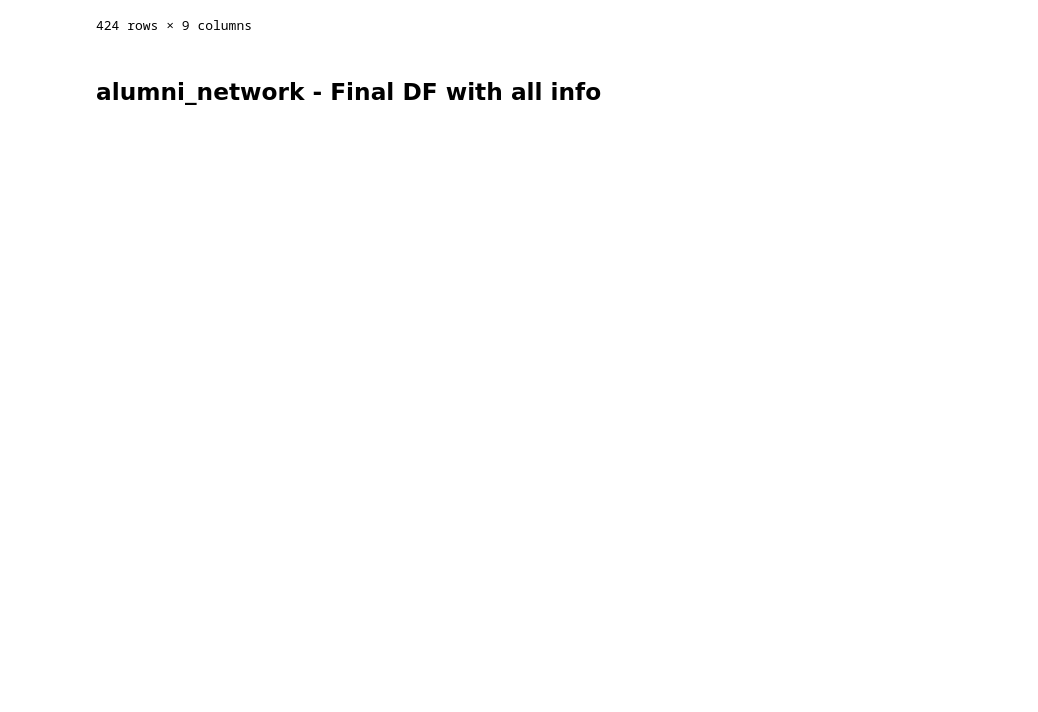
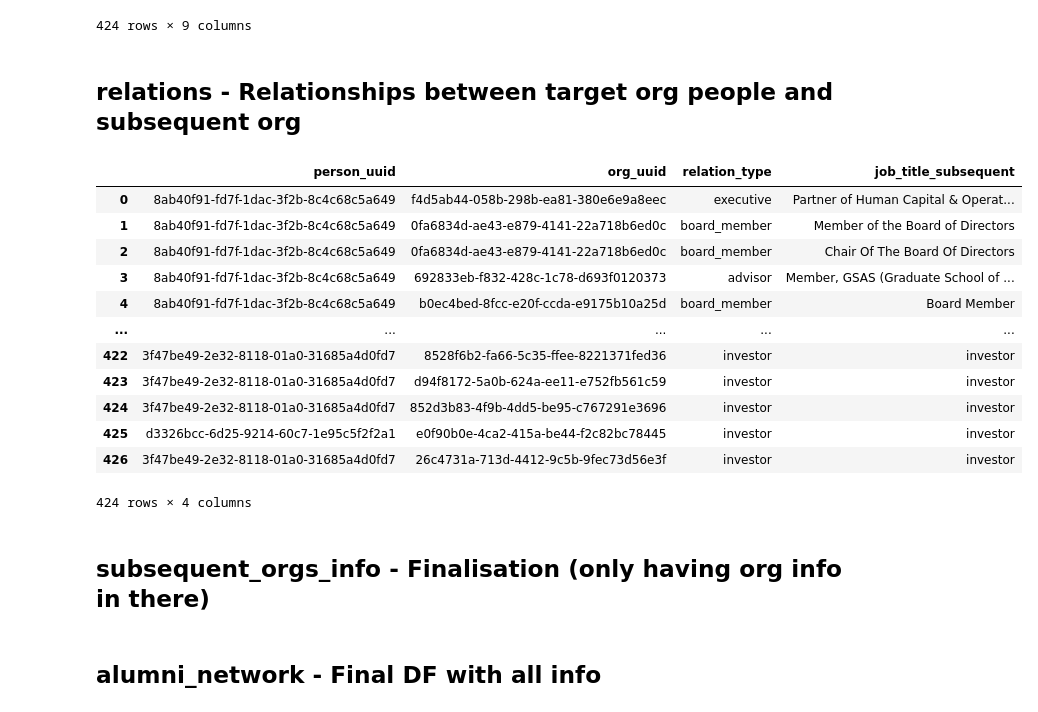
Before and after one commit to johanhaha/VentureMafia-Backend, a Jupyter notebook: data_analysis/VentureMafia.ipynb, the cells around one changed output. Drawn from its saved outputs; the diff is of its cells as text; code cells hidden in the pictures; blank space fills up the shorter version.

Commit message:
Updated data analysis to output primary nodes, secondary nodes, and relations (links)

```diff
--- a/data_analysis/VentureMafia.ipynb
+++ b/data_analysis/VentureMafia.ipynb
@@ -327,3 +327,23 @@ subsequent_orgs_info
 | 425 | d3326bcc-6d25-9214-60c7-1e95c5f2f2a1 | e0f90b0e-4ca2-415a-be44-f2c82bc78445 | investor | investor | BIOSORRA | USA | Carbon Capture | ... |
 | 426 | 3f47be49-2e32-8118-01a0-31685a4d0fd7 | 26c4731a-713d-4412-9c5b-9fec73d56e3f | investor | investor | Enhanced Games | NaN | Sports,Sports Leagues and Teams | ... |
 424 rows × 9 columns
+# %% [markdown]
+## relations - Relationships between target org people and subsequent org
+# %%
+relations = subsequent_orgs_info[['person_uuid', 'org_uuid', 'relation_type', 'job_title_subsequent']]
+
+relations
+# %% [output]
+|  | person_uuid | org_uuid | relation_type | job_title_subsequent |
+| 0 | 8ab40f91-fd7f-1dac-3f2b-8c4c68c5a649 | f4d5ab44-058b-298b-ea81-380e6e9a8eec | executive | Partner of Human Capital & Operat... |
+| 1 | 8ab40f91-fd7f-1dac-3f2b-8c4c68c5a649 | 0fa6834d-ae43-e879-4141-22a718b6ed0c | board_member | Member of the Board of Directors |
+| 2 | 8ab40f91-fd7f-1dac-3f2b-8c4c68c5a649 | 0fa6834d-ae43-e879-4141-22a718b6ed0c | board_member | Chair Of The Board Of Directors |
+| 3 | 8ab40f91-fd7f-1dac-3f2b-8c4c68c5a649 | 692833eb-f832-428c-1c78-d693f0120373 | advisor | Member, GSAS (Graduate School of ... |
+| 4 | 8ab40f91-fd7f-1dac-3f2b-8c4c68c5a649 | b0ec4bed-8fcc-e20f-ccda-e9175b10a25d | board_member | Board Member |
+| ... | ... | ... | ... | ... |
+| 422 | 3f47be49-2e32-8118-01a0-31685a4d0fd7 | 8528f6b2-fa66-5c35-ffee-8221371fed36 | investor | investor |
+| 423 | 3f47be49-2e32-8118-01a0-31685a4d0fd7 | d94f8172-5a0b-624a-ee11-e752fb561c59 | investor | investor |
+| 424 | 3f47be49-2e32-8118-01a0-31685a4d0fd7 | 852d3b83-4f9b-4dd5-be95-c767291e3696 | investor | investor |
+| 425 | d3326bcc-6d25-9214-60c7-1e95c5f2f2a1 | e0f90b0e-4ca2-415a-be44-f2c82bc78445 | investor | investor |
+| 426 | 3f47be49-2e32-8118-01a0-31685a4d0fd7 | 26c4731a-713d-4412-9c5b-9fec73d56e3f | investor | investor |
+424 rows × 4 columns
@@ -329,0 +359,2 @@ subsequent_orgs_info
+# %% [markdown]
+## subsequent_orgs_info - Finalisation (only having org info in there)
```
Also changed, not shown: parts of 2 cells of this notebook.
